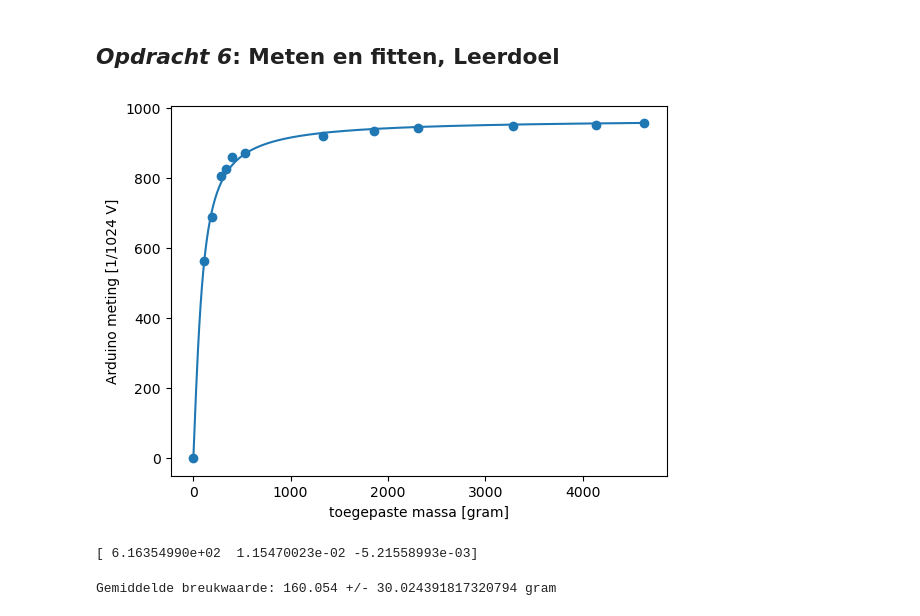
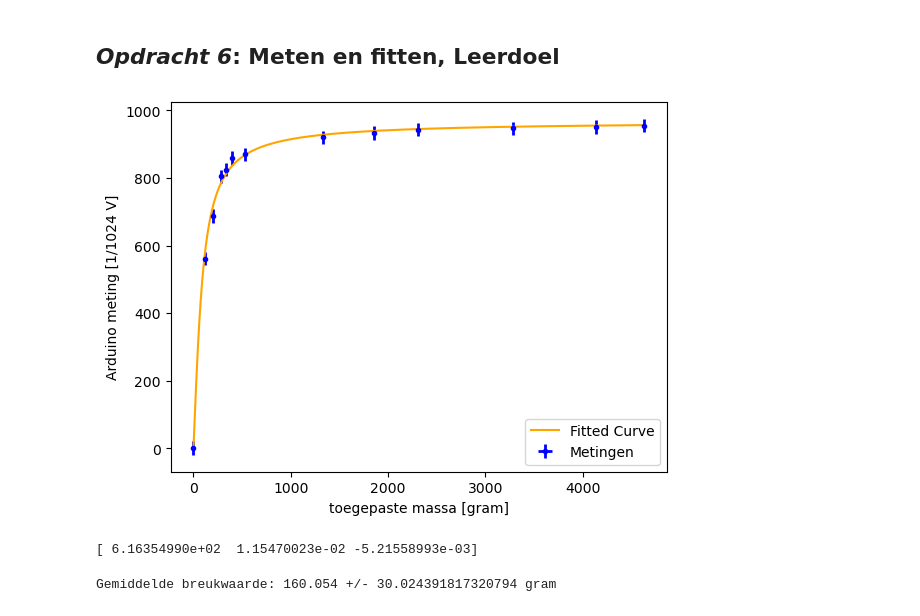
Before and after one commit to fKogelTU/opdrachten-DEF-D, a Jupyter notebook: FysiekeOntwerpopdrachten/1KalibreerEenSensorDigitaalAnaloog/DEFOntwerpopdracht1KalibreerEenSensorInvulTemplate.ipynb, the cells around one changed output. Drawn from its saved outputs; the diff is of its cells as text; code cells hidden in the pictures.

```diff
--- a/FysiekeOntwerpopdrachten/1KalibreerEenSensorDigitaalAnaloog/DEFOntwerpopdracht1KalibreerEenSensorInvulTemplate.ipynb
+++ b/FysiekeOntwerpopdrachten/1KalibreerEenSensorDigitaalAnaloog/DEFOntwerpopdracht1KalibreerEenSensorInvulTemplate.ipynb
@@ -82,23 +82,27 @@ measurements = np.array([0, 561, 688, 805, 825, 860, 870, 920, 933, 943, 947, 95
 # %%
 # Plot hier de meting en fit een lijn door de metingen.
 # Maak gebruik van wat je geleerd hebt bij het practicum.
 def fitFunc(weight, a, b, c):
     return a * np.arctan(b*weight+c)
 
 val, cov = curve_fit(fitFunc, weights, measurements, p0=[1000, 1, -50])
 
+u_mass = 1 # Onzekerheid van 1 gram
+u_meas = 20 # metingen van de arduino schommelden met amplitude 20.
+
 weightTest = np.linspace(weights[0], weights[-1], 1000)
 measTest = fitFunc(weightTest, val[0], val[1], val[2])
-plt.scatter(weights, measurements)
-plt.plot(weightTest, measTest)
+plt.errorbar(weights, measurements, yerr=u_meas, xerr=u_mass, marker='.', color='blue', linewidth=0, elinewidth=2, label='Metingen')
+plt.plot(weightTest, measTest, label="Fitted Curve", color='orange')
 plt.xlabel("toegepaste massa [gram]")
 plt.ylabel("Arduino meting [1/1024 V]")
+plt.legend()
 plt.show()
 print(val)
 
 # Het valt zeker op dat de curve hard afvlakt, hierdoor hebben we er weinig aan bij gewichten > 1kg
 # %% [output]
-[figure, old version]
+[figure, new version]
 [ 6.16354990e+02  1.15470023e-02 -5.21558993e-03]
 # %%
 # Nu meten we bij welk gewicht de tandenstoker breekt
```
Also changed, not shown: parts of 4 cells of this notebook.
